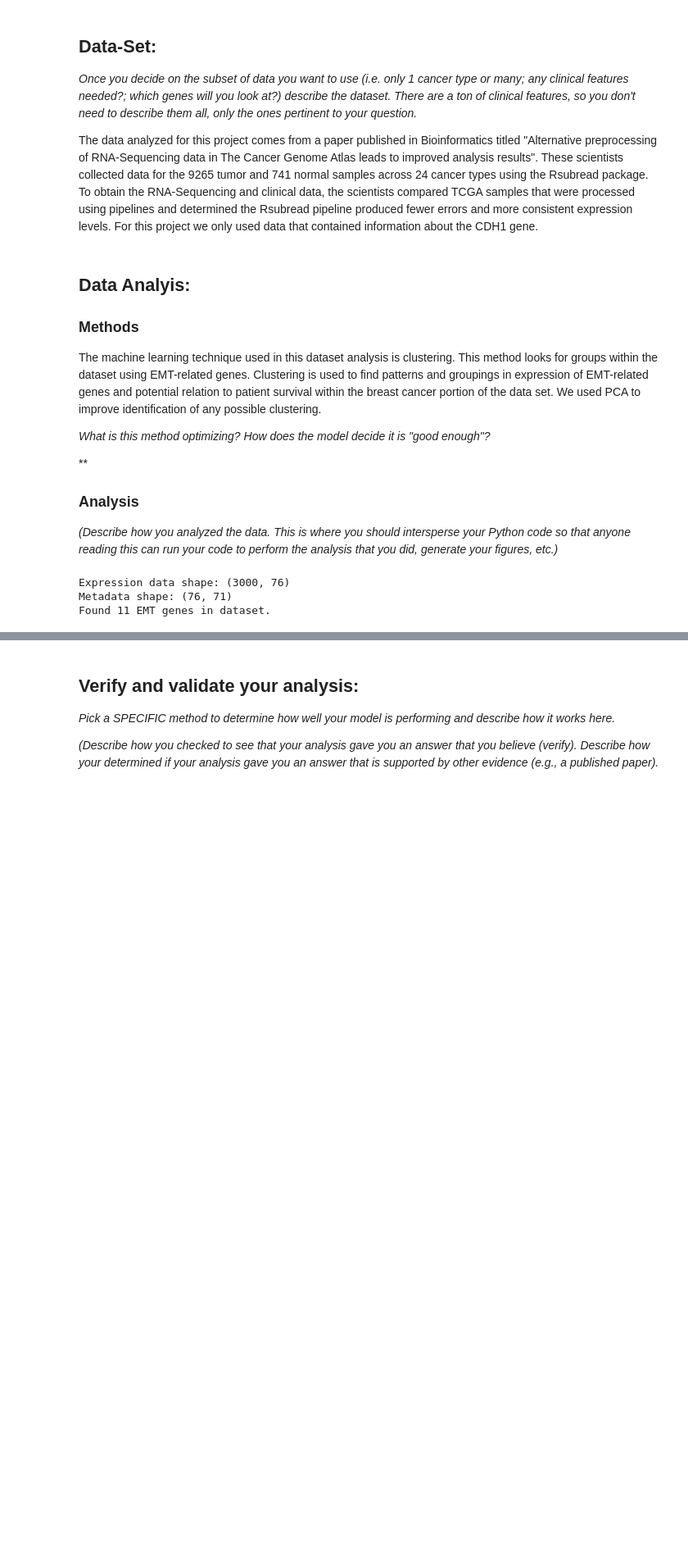
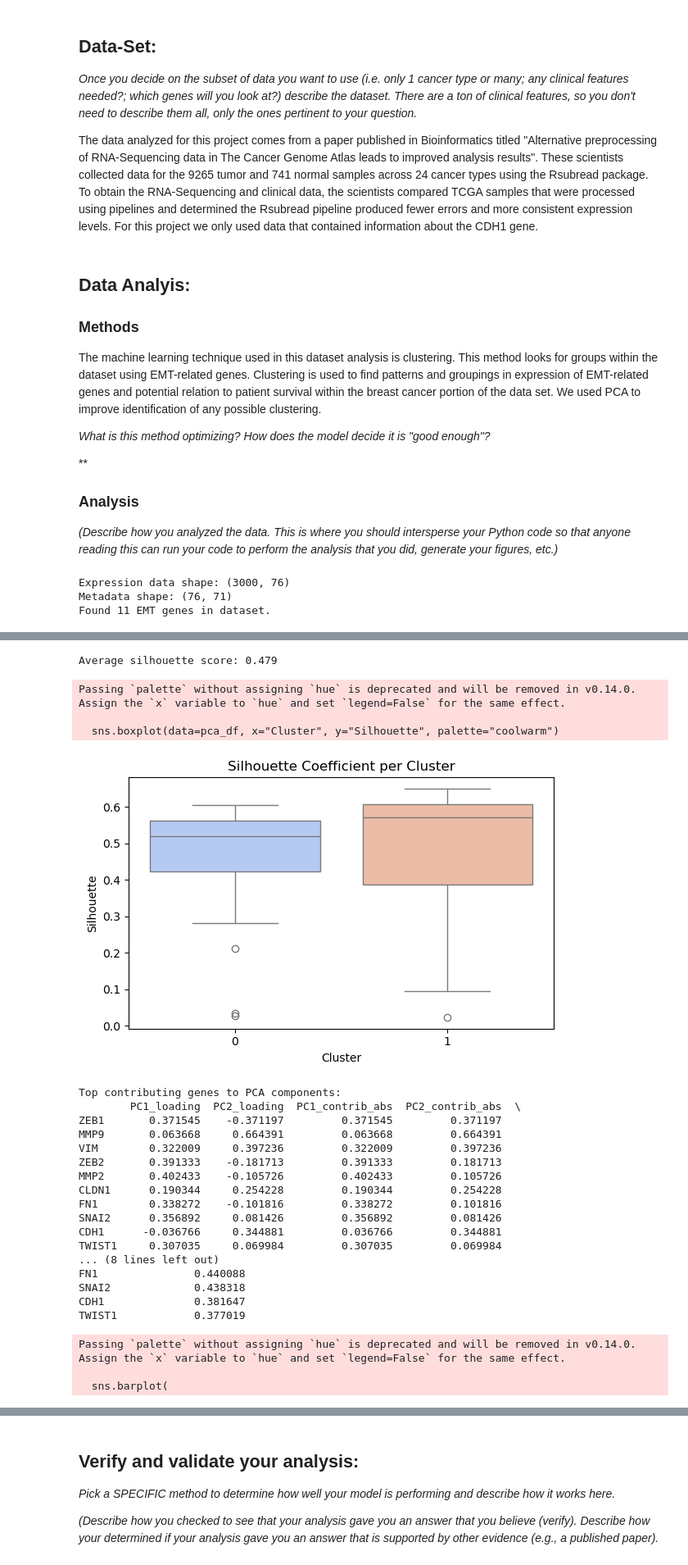
Before and after one commit to gabbyholohan/Module-3-Cancer, a Jupyter notebook: Module 3 Template.ipynb, the cells around one changed output, grey strips where cells are left out. Shown at 82% size. Saved outputs shown, nothing was run; the diff lists cells and outputs as text; code cells hidden in the pictures; blank space fills up the shorter version.

```diff
--- a/Module 3 Template.ipynb
+++ b/Module 3 Template.ipynb
@@ -159,30 +159,107 @@ pca_df = pca_df.join(brca_meta)
 # === Step 6: K-means clustering (optional) ===
 kmeans = KMeans(n_clusters=2, random_state=42, n_init=10)
 pca_df["Cluster"] = kmeans.fit_predict(pca_result)
 
 # === Step 7: Visualization ===
 plt.figure(figsize=(8, 6))
 sns.scatterplot(
     data=pca_df,
     x="PC1", y="PC2",
     hue="Cluster",
     style="vital_status" if "vital_status" in pca_df.columns else None,
     palette="coolwarm",
     s=80
 )
 plt.title("PCA of EMT-Related Gene Expression (BRCA Samples)")
 plt.xlabel(f"PC1 ({pca.explained_variance_ratio_[0]*100:.1f}% variance)")
 plt.ylabel(f"PC2 ({pca.explained_variance_ratio_[1]*100:.1f}% variance)")
 plt.legend(title="Cluster", loc="best")
 leg = plt.legend(title="Cluster")
 plt.tight_layout()
 plt.show()
+from sklearn.metrics import silhouette_score, silhouette_samples
+
+# === Step 7b: Evaluate clustering quality ===
+silhouette_avg = silhouette_score(pca_result, pca_df["Cluster"])
+print(f"Average silhouette score: {silhouette_avg:.3f}")
+
+# Optional: look at silhouette per sample
+silhouette_vals = silhouette_samples(pca_result, pca_df["Cluster"])
+pca_df["Silhouette"] = silhouette_vals
+
+# === Optional visualization ===
+plt.figure(figsize=(6, 4))
+sns.boxplot(data=pca_df, x="Cluster", y="Silhouette", palette="coolwarm")
+plt.title("Silhouette Coefficient per Cluster")
+plt.tight_layout()
+plt.show()
+
 
 # === Step 8: (Optional) Save outputs ===
 pca_df.to_csv("BRCA_EMT_PCA_clusters.csv")
 emt_expr.to_csv("BRCA_EMT_genes_expression.csv")
+# === Step 9: Analyze Gene Contributions (Loadings) ===
+loadings = pd.DataFrame(
+    pca.components_.T,
+    columns=["PC1_loading", "PC2_loading"],
+    index=emt_expr.index
+)
+
+# Compute contribution magnitude
+loadings["PC1_contrib_abs"] = np.abs(loadings["PC1_loading"])
+loadings["PC2_contrib_abs"] = np.abs(loadings["PC2_loading"])
+loadings["Total_contribution"] = loadings["PC1_contrib_abs"] + loadings["PC2_contrib_abs"]
+
+# Sort genes by overall contribution
+loadings_sorted = loadings.sort_values("Total_contribution", ascending=False)
+print("\nTop contributing genes to PCA components:")
+print(loadings_sorted.head(10))
+
+# === Step 10: Visualize gene importance ===
+plt.figure(figsize=(10, 6))
+sns.barplot(
+    x=loadings_sorted.index,
+    y="Total_contribution",
+    data=loadings_sorted,
+    palette="viridis"
+)
+plt.xticks(rotation=45, ha="right")
+plt.title("Gene Contribution to PCA (EMT Genes)")
+plt.ylabel("Total |Loading| (PC1 + PC2)")
+plt.tight_layout()
+plt.show()
+
+# === Step 11: Save outputs ===
+pca_df.to_csv("BRCA_EMT_PCA_clusters.csv")
+emt_expr.to_csv("BRCA_EMT_genes_expression.csv")
+loadings_sorted.to_csv("BRCA_EMT_PCA_loadings.csv")
 # %% [output]
 Expression data shape: (3000, 76)
 Metadata shape: (76, 71)
 Found 11 EMT genes in dataset.
 [figure]
+Average silhouette score: 0.479
+Passing `palette` without assigning `hue` is deprecated and will be removed in v0.14.0. Assign the `x` variable to `hue` and set `legend=False` for the same effect.
+
+  sns.boxplot(data=pca_df, x="Cluster", y="Silhouette", palette="coolwarm")
+[figure, added]
+Top contributing genes to PCA components:
+        PC1_loading  PC2_loading  PC1_contrib_abs  PC2_contrib_abs  \
+ZEB1       0.371545    -0.371197         0.371545         0.371197
+MMP9       0.063668     0.664391         0.063668         0.664391
+VIM        0.322009     0.397236         0.322009         0.397236
+ZEB2       0.391333    -0.181713         0.391333         0.181713
+MMP2       0.402433    -0.105726         0.402433         0.105726
+CLDN1      0.190344     0.254228         0.190344         0.254228
+FN1        0.338272    -0.101816         0.338272         0.101816
+SNAI2      0.356892     0.081426         0.356892         0.081426
+CDH1      -0.036766     0.344881         0.036766         0.344881
+TWIST1     0.307035     0.069984         0.307035         0.069984
+... (8 lines left out)
+FN1               0.440088
+SNAI2             0.438318
+CDH1              0.381647
+TWIST1            0.377019
+Passing `palette` without assigning `hue` is deprecated and will be removed in v0.14.0. Assign the `x` variable to `hue` and set `legend=False` for the same effect.
+
+  sns.barplot(
```
Also changed, not shown: parts of 1 cell of this notebook.
